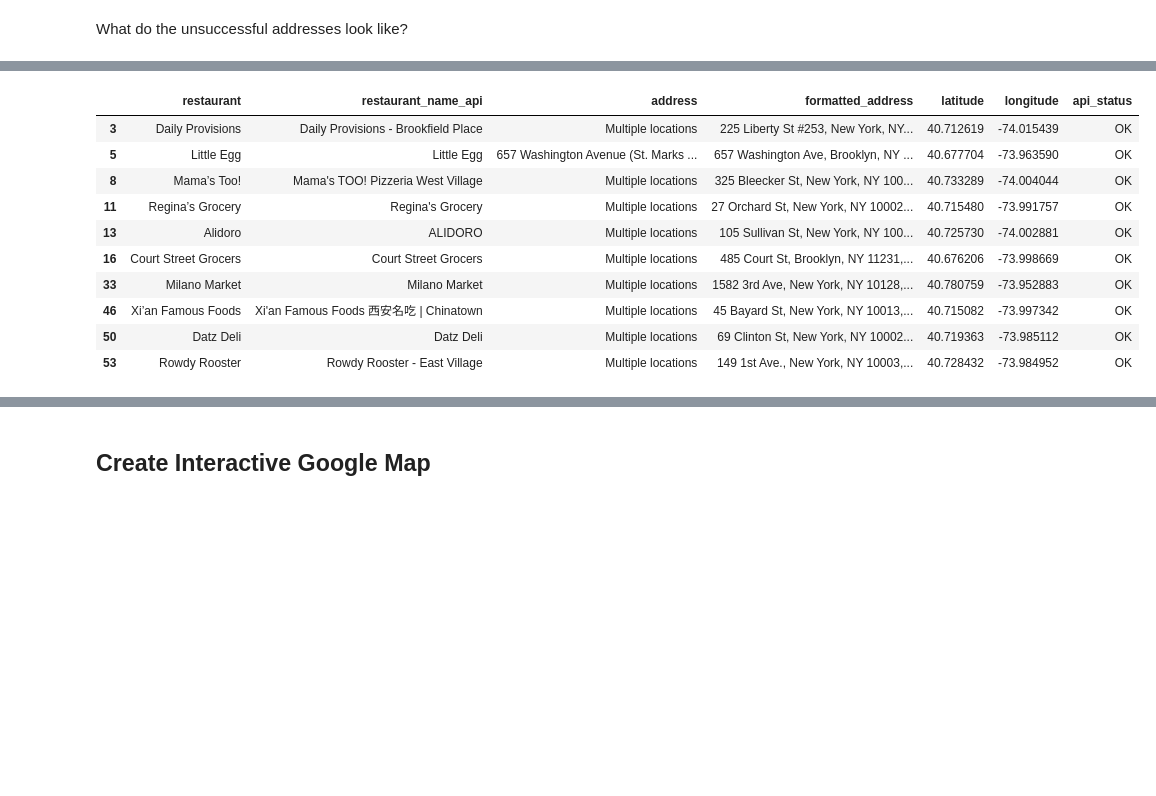
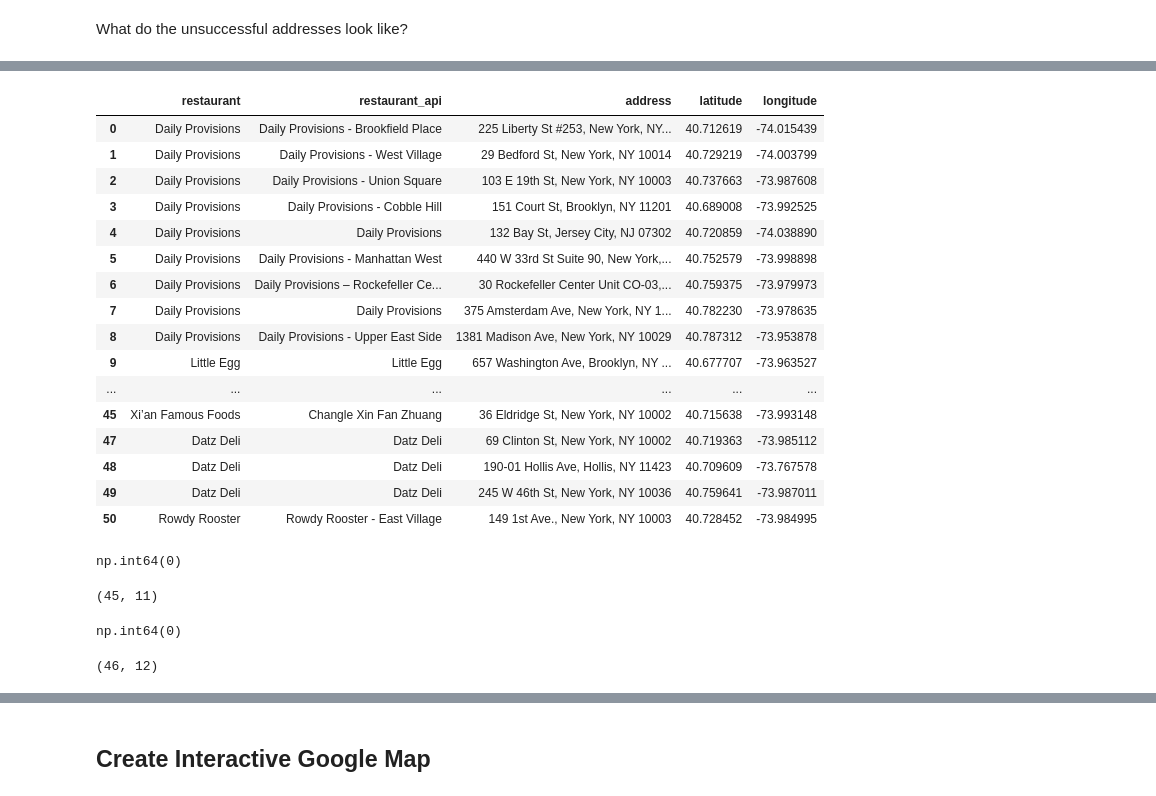
Before and after one commit to dan-dewitz/Mapping-Iconic-NYC-Sandwiches, a Jupyter notebook: create_sandwich_map.ipynb, the cells around one changed output, grey strips where cells are left out. Saved outputs shown, nothing was run; the diff lists cells and outputs as text; code cells hidden in the pictures; blank space fills up the shorter version.

```diff
--- a/create_sandwich_map.ipynb
+++ b/create_sandwich_map.ipynb
@@ -539,5 +574,9 @@ for index, row in geo_df_bad.iterrows():
                 "restaurant_api": loc[0],
                 "latitude": place_result[0]['geometry']['location']['lat'],
                 "longitude": place_result[0]['geometry']['location']['lng'],
-                "sandwich_name": row['sandwich_name']
+                "sandwich_name": row['sandwich_name'],
+                "image_url": row['image_url'],
+                "website": row['website'],
+                "description": row['description'],
+                "price": row['price']
             })
@@ -566,20 +596,55 @@ geo_df_bad_results
+# %%
+restaurants_to_remove = [
+    "Old Xi’an",
+    "Authentic Xi’an Flavor",
+    "Bites of Xi'an",
+    "Famous Sichuan",
+    "Bites of Xian",
+    "Union Market",
+    "Caputo's Fine Foods",
+    "Union Market",
+    "Willy Deli Grocery Corp"
+]
+# %%
+# remove the bad restuarants
+geo_df_bad_results_filtered = geo_df_bad_results[
+    ~geo_df_bad_results['restaurant_api'].str.contains('|'.join(restaurants_to_remove), regex=True)
+].copy()
+# %%
+geo_df_bad_results_filtered['address'] = geo_df_bad_results_filtered['formatted_address'].str.replace(', United States', '')
 # %%
-geo_df_bad[[
-    'restaurant', 'restaurant_name_api',
-
-    'address', 'formatted_address',
-
-    'latitude', 'longitude', 'api_status'
-]]
+geo_df_bad_results_filtered[['restaurant', 'restaurant_api', 'address', 'latitude', 'longitude']]
 # %% [output]
-|  | restaurant | restaurant_name_api | address | formatted_address | latitude | longitude | api_status |
-| 3 | Daily Provisions | Daily Provisions - Brookfield Place | Multiple locations | 225 Liberty St #253, New York, NY... | 40.712619 | -74.015439 | OK |
-| 5 | Little Egg | Little Egg | 657 Washington Avenue (St. Marks ... | 657 Washington Ave, Brooklyn, NY ... | 40.677704 | -73.963590 | OK |
-| 8 | Mama’s Too! | Mama's TOO! Pizzeria West Village | Multiple locations | 325 Bleecker St, New York, NY 100... | 40.733289 | -74.004044 | OK |
-| 11 | Regina’s Grocery | Regina's Grocery | Multiple locations | 27 Orchard St, New York, NY 10002... | 40.715480 | -73.991757 | OK |
-| 13 | Alidoro | ALIDORO | Multiple locations | 105 Sullivan St, New York, NY 100... | 40.725730 | -74.002881 | OK |
-| 16 | Court Street Grocers | Court Street Grocers | Multiple locations | 485 Court St, Brooklyn, NY 11231,... | 40.676206 | -73.998669 | OK |
-| 33 | Milano Market | Milano Market | Multiple locations | 1582 3rd Ave, New York, NY 10128,... | 40.780759 | -73.952883 | OK |
-| 46 | Xi’an Famous Foods | Xi'an Famous Foods 西安名吃 | Chinatown | Multiple locations | 45 Bayard St, New York, NY 10013,... | 40.715082 | -73.997342 | OK |
-| 50 | Datz Deli | Datz Deli | Multiple locations | 69 Clinton St, New York, NY 10002... | 40.719363 | -73.985112 | OK |
-| 53 | Rowdy Rooster | Rowdy Rooster - East Village | Multiple locations | 149 1st Ave., New York, NY 10003,... | 40.728432 | -73.984952 | OK |
+|  | restaurant | restaurant_api | address | latitude | longitude |
+| 0 | Daily Provisions | Daily Provisions - Brookfield Place | 225 Liberty St #253, New York, NY... | 40.712619 | -74.015439 |
+| 1 | Daily Provisions | Daily Provisions - West Village | 29 Bedford St, New York, NY 10014 | 40.729219 | -74.003799 |
+| 2 | Daily Provisions | Daily Provisions - Union Square | 103 E 19th St, New York, NY 10003 | 40.737663 | -73.987608 |
+| 3 | Daily Provisions | Daily Provisions - Cobble Hill | 151 Court St, Brooklyn, NY 11201 | 40.689008 | -73.992525 |
+| 4 | Daily Provisions | Daily Provisions | 132 Bay St, Jersey City, NJ 07302 | 40.720859 | -74.038890 |
+| 5 | Daily Provisions | Daily Provisions - Manhattan West | 440 W 33rd St Suite 90, New York,... | 40.752579 | -73.998898 |
+| 6 | Daily Provisions | Daily Provisions – Rockefeller Ce... | 30 Rockefeller Center Unit CO-03,... | 40.759375 | -73.979973 |
+| 7 | Daily Provisions | Daily Provisions | 375 Amsterdam Ave, New York, NY 1... | 40.782230 | -73.978635 |
+| 8 | Daily Provisions | Daily Provisions - Upper East Side | 1381 Madison Ave, New York, NY 10029 | 40.787312 | -73.953878 |
+| 9 | Little Egg | Little Egg | 657 Washington Ave, Brooklyn, NY ... | 40.677707 | -73.963527 |
+| ... | ... | ... | ... | ... | ... |
+| 45 | Xi’an Famous Foods | Changle Xin Fan Zhuang | 36 Eldridge St, New York, NY 10002 | 40.715638 | -73.993148 |
+| 47 | Datz Deli | Datz Deli | 69 Clinton St, New York, NY 10002 | 40.719363 | -73.985112 |
+| 48 | Datz Deli | Datz Deli | 190-01 Hollis Ave, Hollis, NY 11423 | 40.709609 | -73.767578 |
+| 49 | Datz Deli | Datz Deli | 245 W 46th St, New York, NY 10036 | 40.759641 | -73.987011 |
+| 50 | Rowdy Rooster | Rowdy Rooster - East Village | 149 1st Ave., New York, NY 10003 | 40.728452 | -73.984995 |
+# %%
+geo_df_bad_results_filtered.duplicated(subset=['restaurant', 'address']).sum()
+# %% [output]
+np.int64(0)
+# %%
+geo_df_bad_results_filtered.shape
+# %% [output]
+(45, 11)
+# %%
+geo_df_ok.duplicated(subset=['sandwich_name', 'address']).sum()
+# %% [output]
+np.int64(0)
+# %%
+geo_df_ok.shape
+# %% [output]
+(46, 12)
```
Also changed, not shown: parts of 129 cells of this notebook.
